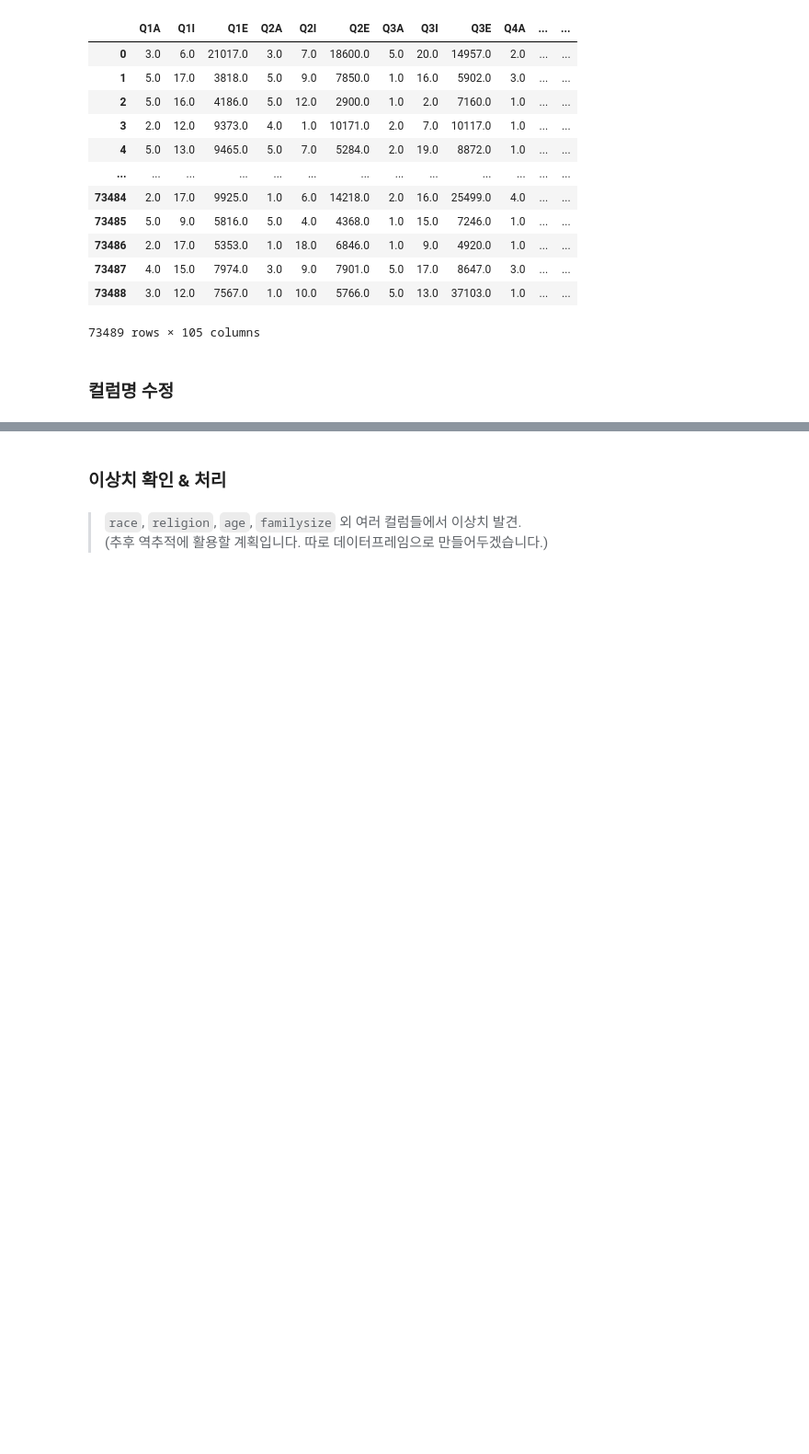
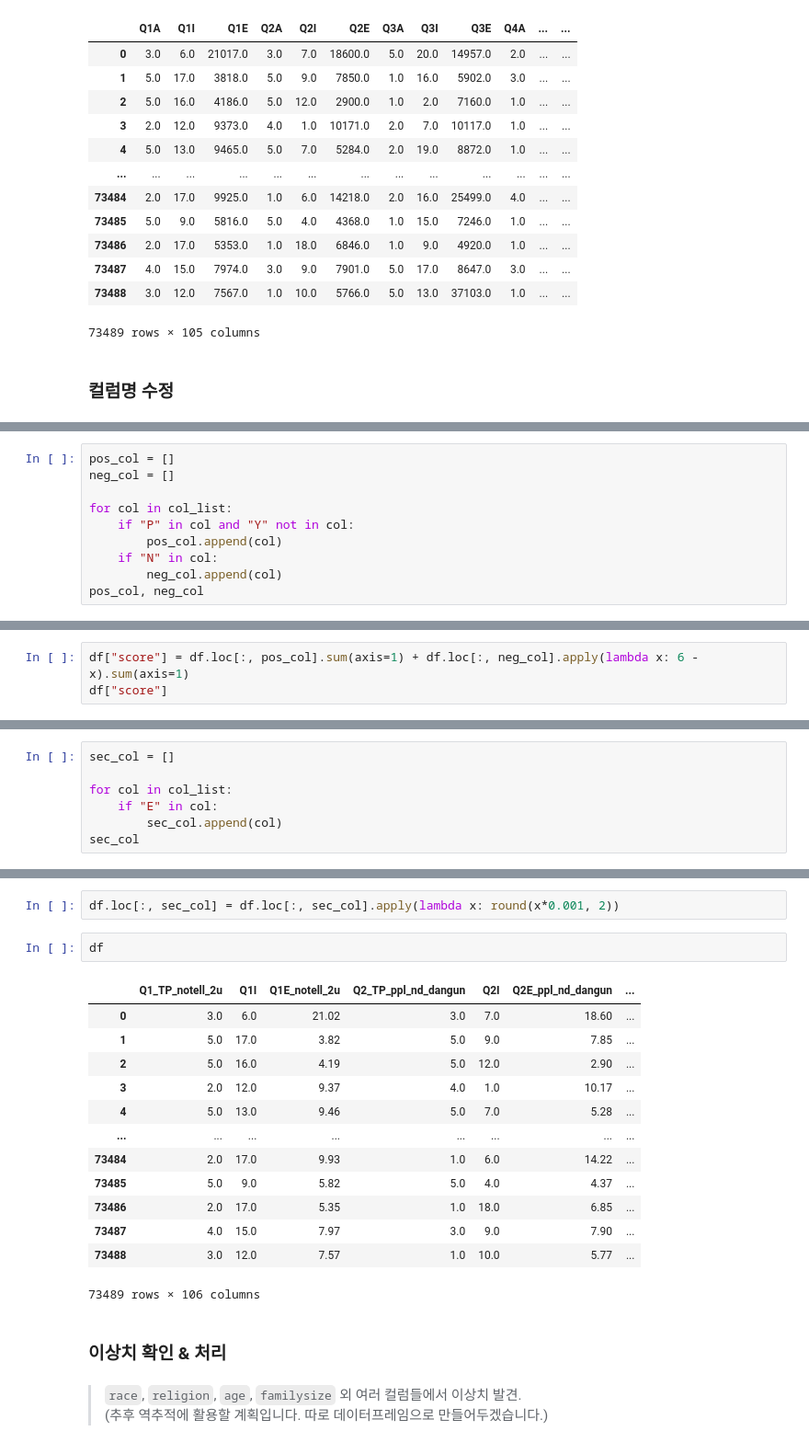
Before and after one commit to dss-14th/ml-repo-3, a Jupyter notebook: data_for_auto_eda.ipynb, the cells around one changed output, grey strips where cells are left out. Shown at 92% size. Cells and saved outputs as stored; diff of their text form; blank space fills up the shorter version.

Commit message:
edit col names & add score col

```diff
--- a/data_for_auto_eda.ipynb
+++ b/data_for_auto_eda.ipynb
@@ -83,0 +113,10 @@ datas
+# %%
+pos_col = []
+neg_col = []
+
+for col in col_list:
+    if "P" in col and "Y" not in col:
+        pos_col.append(col)
+    if "N" in col:
+        neg_col.append(col)
+pos_col, neg_col
@@ -83,0 +144,3 @@ datas
+# %%
+df["score"] = df.loc[:, pos_col].sum(axis=1) + df.loc[:, neg_col].apply(lambda x: 6 -x).sum(axis=1)
+df["score"]
@@ -83,0 +176,7 @@ datas
+# %%
+sec_col = []
+
+for col in col_list:
+    if "E" in col:
+        sec_col.append(col)
+sec_col
@@ -84,3 +204,21 @@ datas
+# %%
+df.loc[:, sec_col] = df.loc[:, sec_col].apply(lambda x: round(x*0.001, 2))
+# %%
+df
+# %% [output]
+|  | Q1_TP_notell_2u | Q1I | Q1E_notell_2u | Q2_TP_ppl_nd_dangun | Q2I | Q2E_ppl_nd_dangun | ... |
+| 0 | 3.0 | 6.0 | 21.02 | 3.0 | 7.0 | 18.60 | ... |
+| 1 | 5.0 | 17.0 | 3.82 | 5.0 | 9.0 | 7.85 | ... |
+| 2 | 5.0 | 16.0 | 4.19 | 5.0 | 12.0 | 2.90 | ... |
+| 3 | 2.0 | 12.0 | 9.37 | 4.0 | 1.0 | 10.17 | ... |
+| 4 | 5.0 | 13.0 | 9.46 | 5.0 | 7.0 | 5.28 | ... |
+| ... | ... | ... | ... | ... | ... | ... | ... |
+| 73484 | 2.0 | 17.0 | 9.93 | 1.0 | 6.0 | 14.22 | ... |
+| 73485 | 5.0 | 9.0 | 5.82 | 5.0 | 4.0 | 4.37 | ... |
+| 73486 | 2.0 | 17.0 | 5.35 | 1.0 | 18.0 | 6.85 | ... |
+| 73487 | 4.0 | 15.0 | 7.97 | 3.0 | 9.0 | 7.90 | ... |
+| 73488 | 3.0 | 12.0 | 7.57 | 1.0 | 10.0 | 5.77 | ... |
+73489 rows × 106 columns
 # %% [markdown]
 ### 이상치 확인 & 처리
 # %% [markdown]
```
Also changed, not shown: parts of 23 cells of this notebook.
